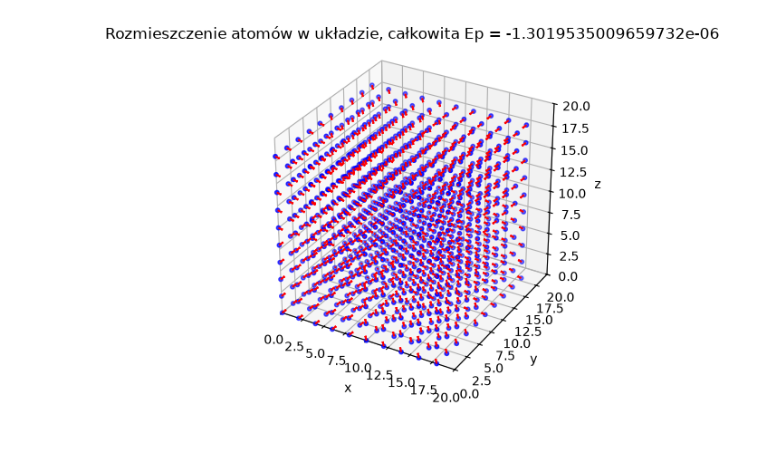
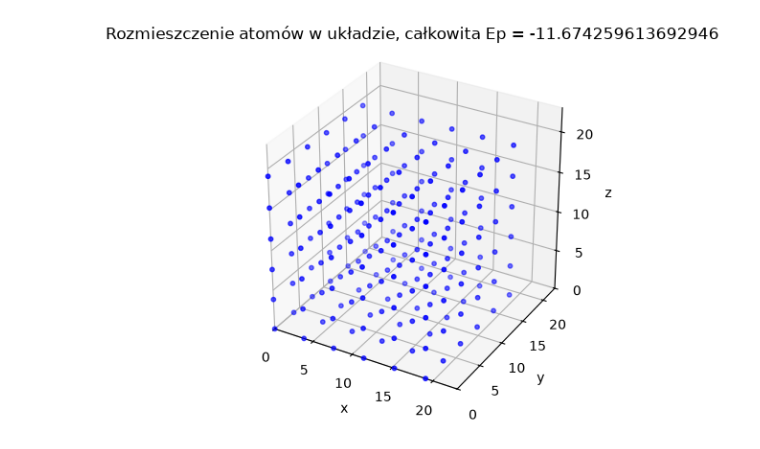
Before and after one commit to Bleblo430/podstawy_symulacji_lab, a Jupyter notebook: zaj1.ipynb, the cells around one changed output. Cells and saved outputs as stored; diff of their text form; code cells hidden in the pictures.

```diff
--- a/zaj1.ipynb
+++ b/zaj1.ipynb
@@ -52,0 +43,25 @@ def F(r1, r2):
+# %%
+N = 6 # 216 atomow
+a = 3.82 # parametr sieci kubicznej [A]
+L = N*a
+
+eps = 0.0104        # glebokosc studni potencjalu [eV]  (ok. 120 K * k_B)
+R = 3.82        # polozenie minimum potencjalu [A]  (R = 2^(1/6) * sigma, sigma = 3.405 A)
+
+m = 0.0041403 # masa argonu [eV * ps**2 / A**2]
+kB = 8.617333262e-5 # stala Boltzmanna [eV/K]
+T = 100 # temperatura poczatkowa [K]
+sigma = R / 2**(1/6) # parametr potencjalu [A]
+rc = 2.5 * sigma # planowany promien odciecia [A]; jeszcze nieuzywany w V i F
+
+# liczba indexów w 3D to N**3
+
+positions = []
+
+for i in range(N):
+    for j in range(N):
+        for k in range(N):
+            positions.append([i*a, j*a, k*a])
+
+positions = np.array(positions)
+print(positions)
@@ -81,21 +124,21 @@ print(Forces)
 # %%
 fig = plt.figure()
 ax = fig.add_subplot(111, projection='3d')
 
 ax.scatter(positions[:,0], positions[:,1],positions[:,2], s=10, c='blue')
-ax.quiver(positions[:,0], positions[:,1], positions[:,2], Forces[:,0], Forces[:,1], Forces[:,2], length=1e12, color='red')
+ax.quiver(positions[:,0], positions[:,1], positions[:,2], Forces[:,0], Forces[:,1], Forces[:,2], length=1, color='red')
 ax.set_title(f"Rozmieszczenie atomów w układzie, całkowita Ep = {Energia_potencialna_ukladu}")
 
 ax.set_xlabel("x")
 ax.set_ylabel("y")
 ax.set_zlabel("z")
 
 ax.set_xlim(0, L)
 ax.set_ylim(0, L)
 ax.set_zlim(0, L)
 
 ax.set_box_aspect((1, 1, 1))
 
 plt.show()
 # %% [output]
-[figure, old version]
+[figure, new version]
```
Also changed, not shown: parts of 7 cells of this notebook, 2 other files.
